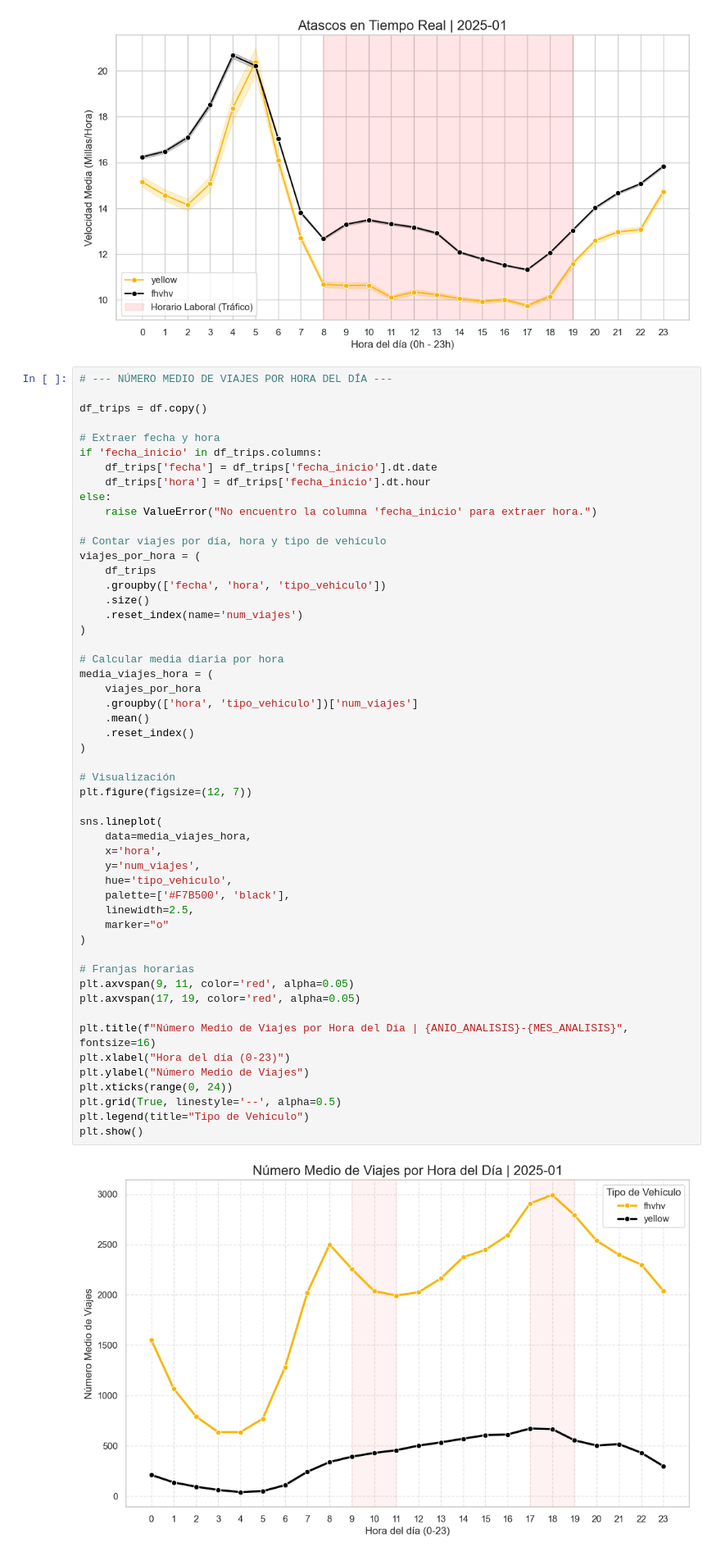
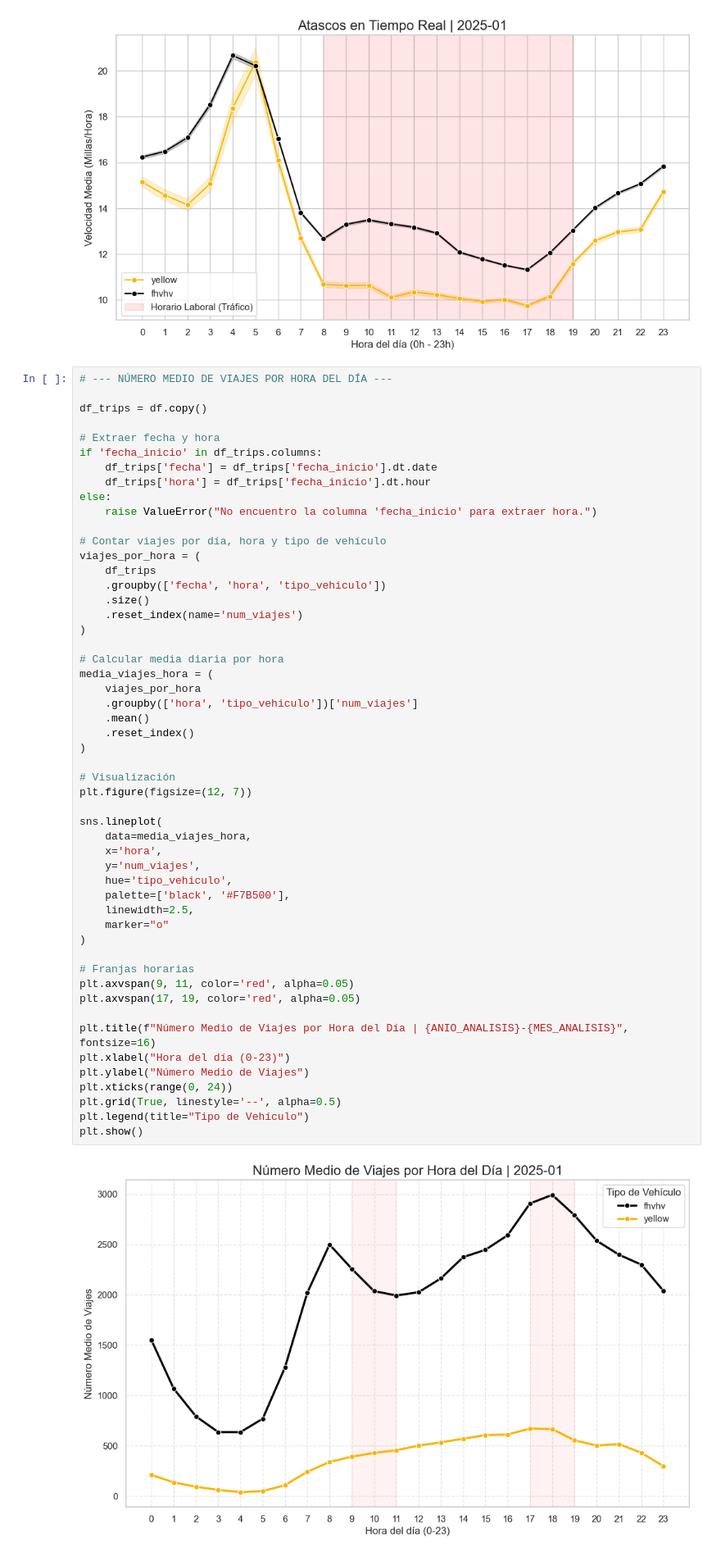
Before and after one commit to carmengranadosv/PD2-conducIA, a Jupyter notebook: src/analysis/1_data_analysis.ipynb, the cells around one changed output. Shown at 82% size. Cells and saved outputs as stored; diff of their text form.

```diff
--- a/src/analysis/1_data_analysis.ipynb
+++ b/src/analysis/1_data_analysis.ipynb
@@ -580,35 +580,35 @@ media_viajes_hora = (
     viajes_por_hora
     .groupby(['hora', 'tipo_vehiculo'])['num_viajes']
     .mean()
     .reset_index()
 )
 
 # Visualización
 plt.figure(figsize=(12, 7))
 
 sns.lineplot(
     data=media_viajes_hora,
     x='hora',
     y='num_viajes',
     hue='tipo_vehiculo',
-    palette=['#F7B500', 'black'],
+    palette=['black', '#F7B500'],
     linewidth=2.5,
     marker="o"
 )
 
 # Franjas horarias
 plt.axvspan(9, 11, color='red', alpha=0.05)
 plt.axvspan(17, 19, color='red', alpha=0.05)
 
 plt.title(f"Número Medio de Viajes por Hora del Día | {ANIO_ANALISIS}-{MES_ANALISIS}", fontsize=16)
 plt.xlabel("Hora del día (0-23)")
 plt.ylabel("Número Medio de Viajes")
 plt.xticks(range(0, 24))
 plt.grid(True, linestyle='--', alpha=0.5)
 plt.legend(title="Tipo de Vehículo")
 plt.show()
 # %% [output]
-[figure, old version]
+[figure, new version]
 # %%
 # --- PATRONES DE HORARIOS ---
 # Análisis por hora y día de la semana
```
